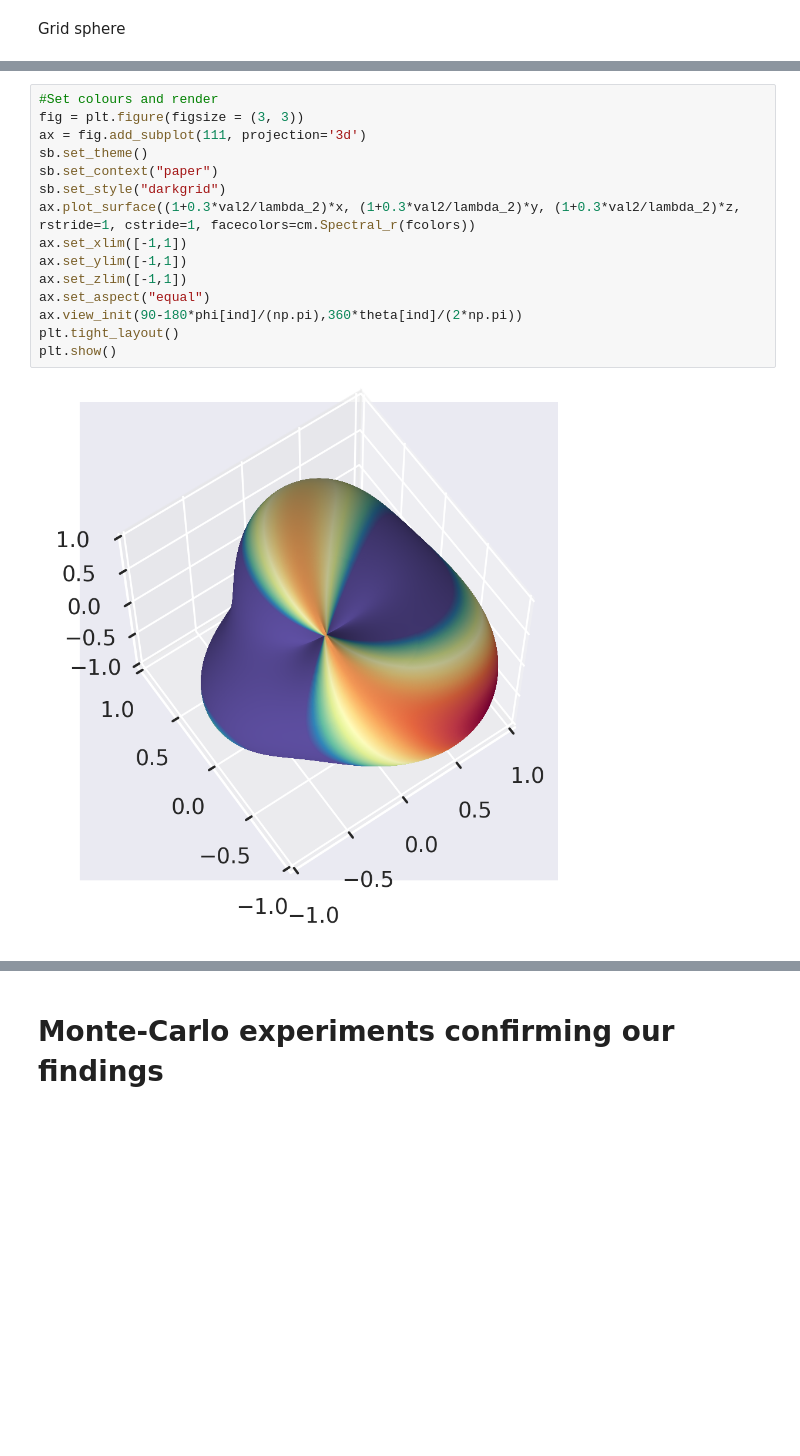
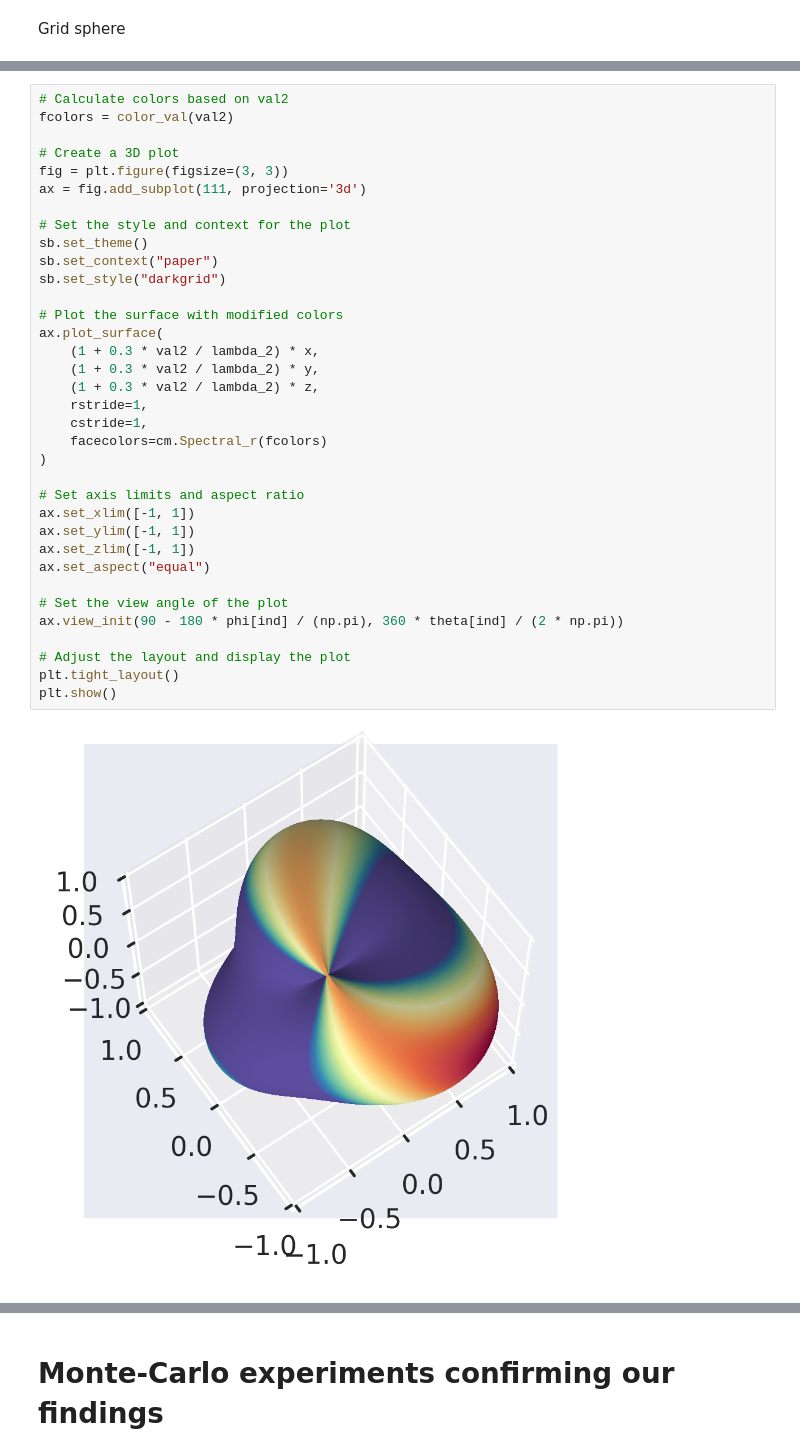
Before and after one commit to ydecastro/tensor-spacing, a Jupyter notebook: spacing_tensors.ipynb, the cells around one changed output, grey strips where cells are left out. Saved outputs shown, nothing was run; the diff lists cells and outputs as text; blank space fills up the shorter version.

```diff
--- a/spacing_tensors.ipynb
+++ b/spacing_tensors.ipynb
@@ -381,17 +575,37 @@ plt.show()
 # %%
-#Set colours and render
-fig = plt.figure(figsize = (3, 3))
+# Calculate colors based on val2
+fcolors = color_val(val2)
+
+# Create a 3D plot
+fig = plt.figure(figsize=(3, 3))
 ax = fig.add_subplot(111, projection='3d')
+
+# Set the style and context for the plot
 sb.set_theme()
 sb.set_context("paper")
 sb.set_style("darkgrid")
-ax.plot_surface((1+0.3*val2/lambda_2)*x, (1+0.3*val2/lambda_2)*y, (1+0.3*val2/lambda_2)*z,  rstride=1, cstride=1, facecolors=cm.Spectral_r(fcolors))
-ax.set_xlim([-1,1])
-ax.set_ylim([-1,1])
-ax.set_zlim([-1,1])
+
+# Plot the surface with modified colors
+ax.plot_surface(
+    (1 + 0.3 * val2 / lambda_2) * x,
+    (1 + 0.3 * val2 / lambda_2) * y,
+    (1 + 0.3 * val2 / lambda_2) * z,
+    rstride=1,
+    cstride=1,
+    facecolors=cm.Spectral_r(fcolors)
+)
+
+# Set axis limits and aspect ratio
+ax.set_xlim([-1, 1])
+ax.set_ylim([-1, 1])
+ax.set_zlim([-1, 1])
 ax.set_aspect("equal")
-ax.view_init(90-180*phi[ind]/(np.pi),360*theta[ind]/(2*np.pi))
+
+# Set the view angle of the plot
+ax.view_init(90 - 180 * phi[ind] / (np.pi), 360 * theta[ind] / (2 * np.pi))
+
+# Adjust the layout and display the plot
 plt.tight_layout()
 plt.show()
 # %% [output]
-[figure, old version]
+[figure, new version]
```
Also changed, not shown: parts of 34 cells of this notebook.
